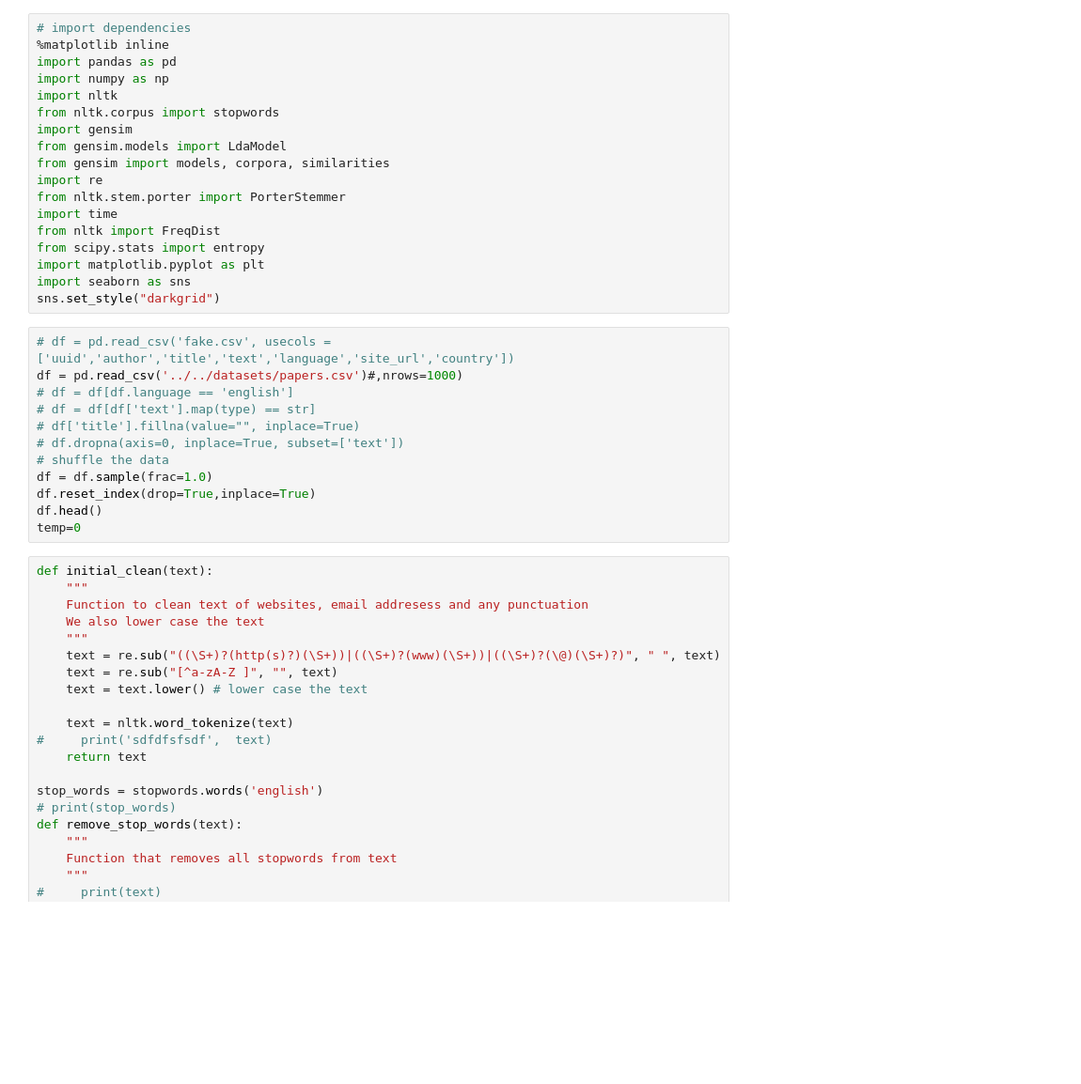
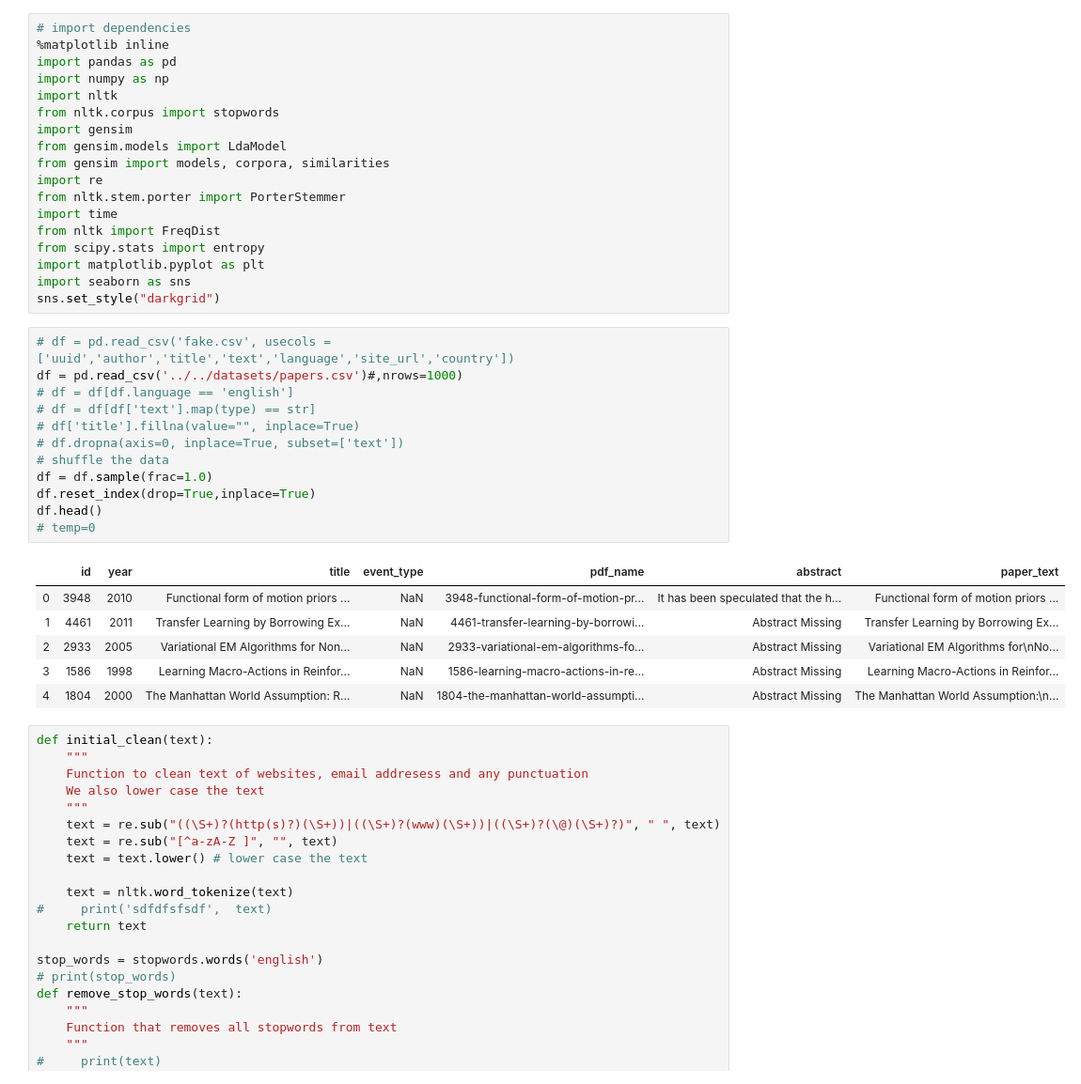
Before and after one commit to sriteja777/megathon2k19-qualcom, a Jupyter notebook: src/algo.ipynb, the cells around one changed output. Shown at 94% size. Cells and saved outputs as stored; diff of their text form; blank space fills up the shorter version.

```diff
--- a/src/algo.ipynb
+++ b/src/algo.ipynb
@@ -19,15 +19,22 @@ sns.set_style("darkgrid")
 # %%
 # df = pd.read_csv('fake.csv', usecols = ['uuid','author','title','text','language','site_url','country'])
 df = pd.read_csv('../../datasets/papers.csv')#,nrows=1000)
 # df = df[df.language == 'english']
 # df = df[df['text'].map(type) == str]
 # df['title'].fillna(value="", inplace=True)
 # df.dropna(axis=0, inplace=True, subset=['text'])
 # shuffle the data
 df = df.sample(frac=1.0)
 df.reset_index(drop=True,inplace=True)
 df.head()
-temp=0
+# temp=0
+# %% [output]
+|  | id | year | title | event_type | pdf_name | abstract | paper_text |
+| 0 | 3948 | 2010 | Functional form of motion priors ... | NaN | 3948-functional-form-of-motion-pr... | It has been speculated that the h... | Functional form of motion priors ... |
+| 1 | 4461 | 2011 | Transfer Learning by Borrowing Ex... | NaN | 4461-transfer-learning-by-borrowi... | Abstract Missing | Transfer Learning by Borrowing Ex... |
+| 2 | 2933 | 2005 | Variational EM Algorithms for Non... | NaN | 2933-variational-em-algorithms-fo... | Abstract Missing | Variational EM Algorithms for\nNo... |
+| 3 | 1586 | 1998 | Learning Macro-Actions in Reinfor... | NaN | 1586-learning-macro-actions-in-re... | Abstract Missing | Learning Macro-Actions in Reinfor... |
+| 4 | 1804 | 2000 | The Manhattan World Assumption: R... | NaN | 1804-the-manhattan-world-assumpti... | Abstract Missing | The Manhattan World Assumption:\n... |
 # %%
 def initial_clean(text):
     """
```
Also changed, not shown: parts of 9 cells of this notebook, 7 other files.
